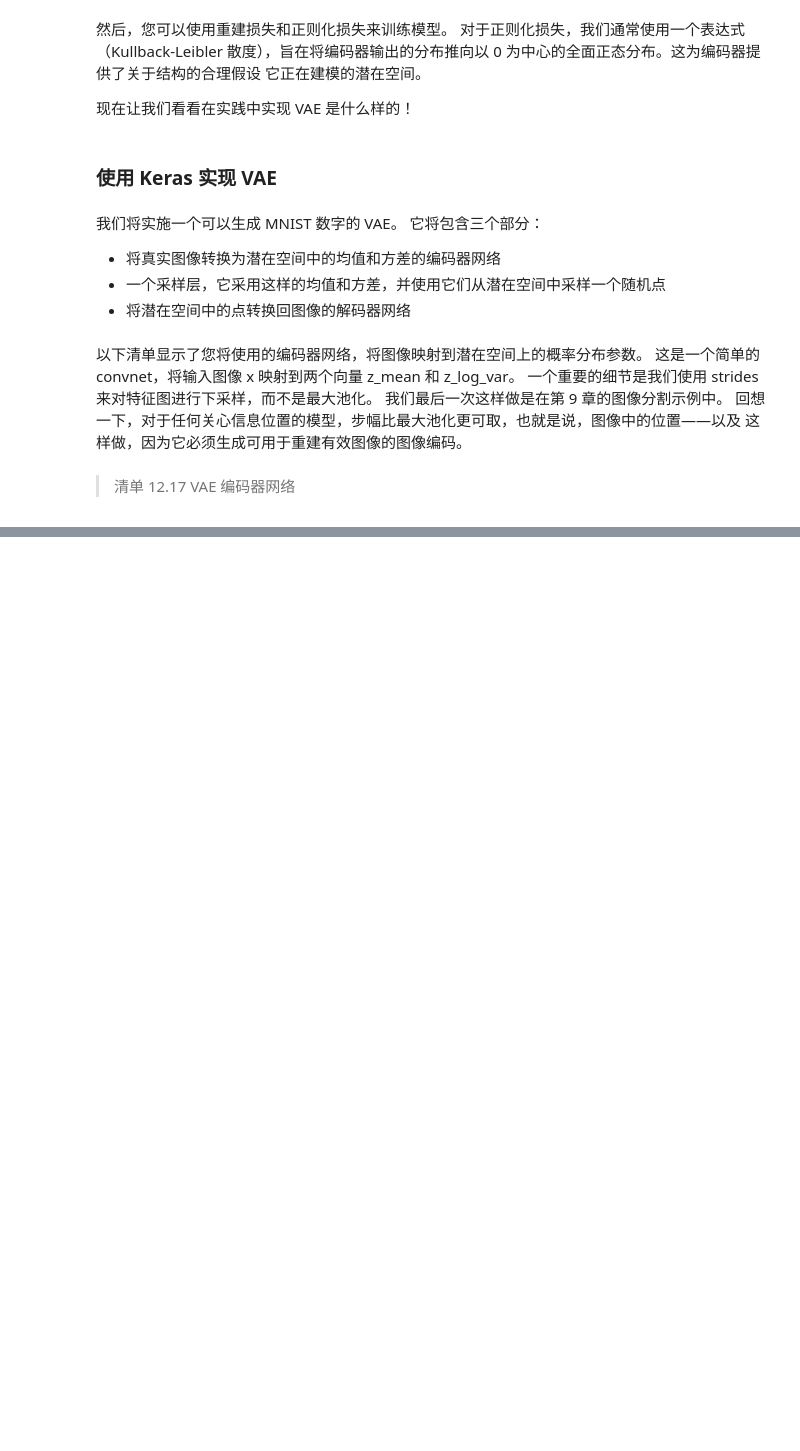
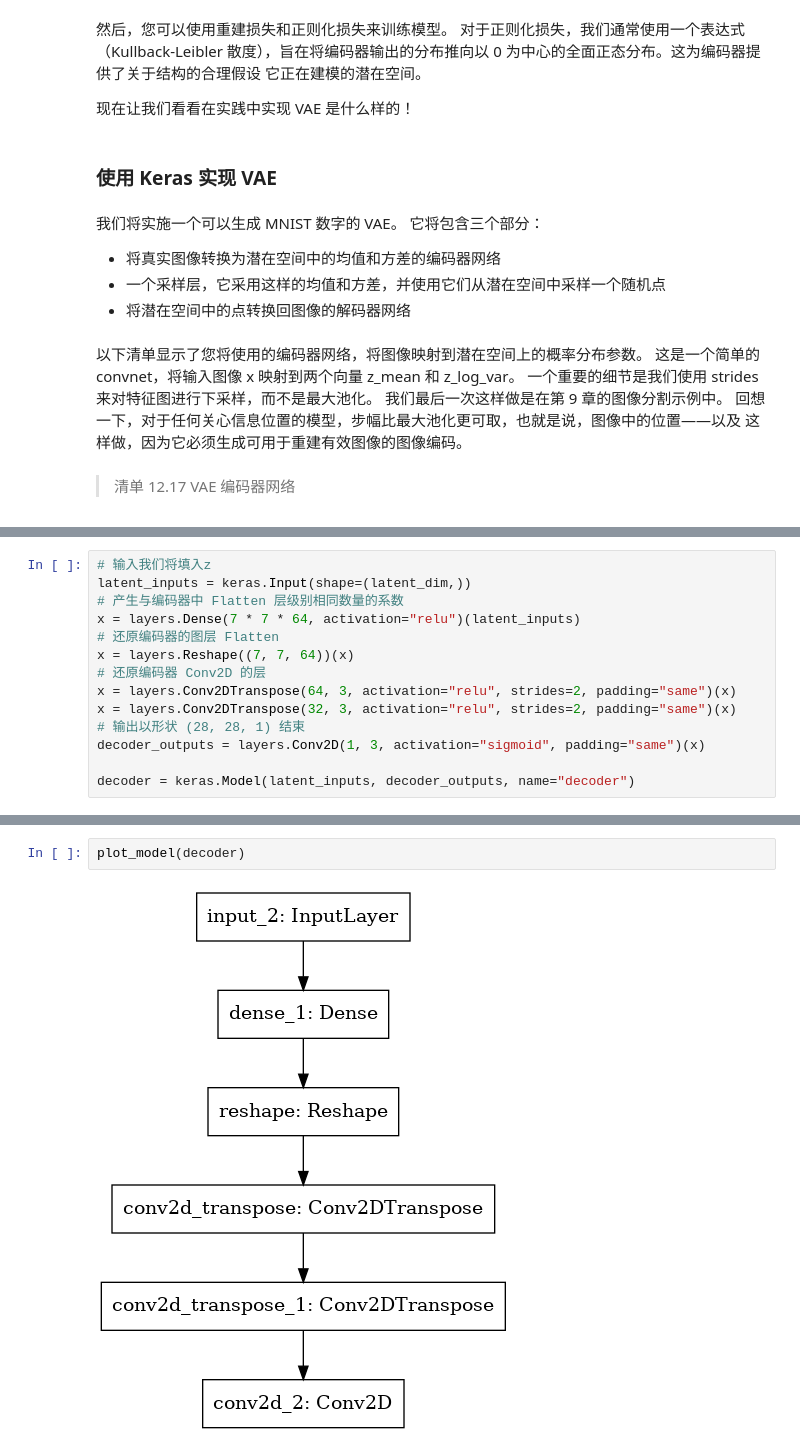
Before and after one commit to ustchope/dlwpn, a Jupyter notebook: ch12.ipynb, the cells around one changed output, grey strips where cells are left out. Saved outputs shown, nothing was run; the diff lists cells and outputs as text; blank space fills up the shorter version.

```diff
--- a/ch12.ipynb
+++ b/ch12.ipynb
@@ -989,0 +1045,14 @@ encoder = keras.Model(encoder_inputs, [z_mean, z_log_var], name="encoder")
+# %%
+# 输入我们将填入z
+latent_inputs = keras.Input(shape=(latent_dim,))
+# 产生与编码器中 Flatten 层级别相同数量的系数
+x = layers.Dense(7 * 7 * 64, activation="relu")(latent_inputs)
+# 还原编码器的图层 Flatten
+x = layers.Reshape((7, 7, 64))(x)
+# 还原编码器 Conv2D 的层
+x = layers.Conv2DTranspose(64, 3, activation="relu", strides=2, padding="same")(x)
+x = layers.Conv2DTranspose(32, 3, activation="relu", strides=2, padding="same")(x)
+# 输出以形状 (28, 28, 1) 结束
+decoder_outputs = layers.Conv2D(1, 3, activation="sigmoid", padding="same")(x)
+
+decoder = keras.Model(latent_inputs, decoder_outputs, name="decoder")
@@ -989,0 +1083,4 @@ encoder = keras.Model(encoder_inputs, [z_mean, z_log_var], name="encoder")
+# %%
+plot_model(decoder)
+# %% [output]
+[figure, added]
```
Also changed, not shown: parts of 38 cells of this notebook.
